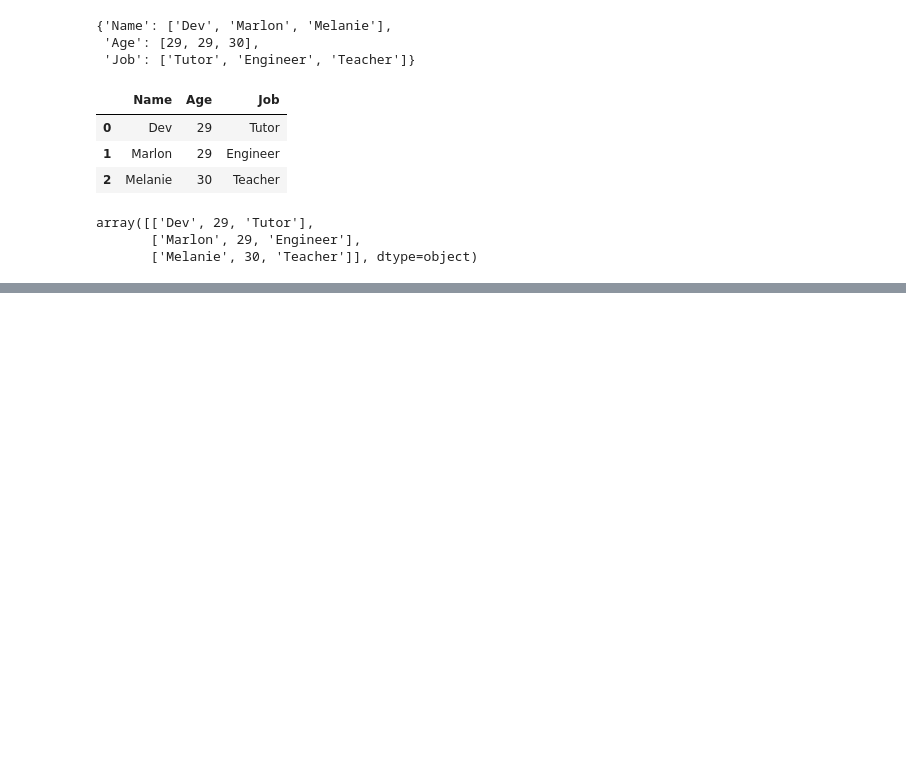
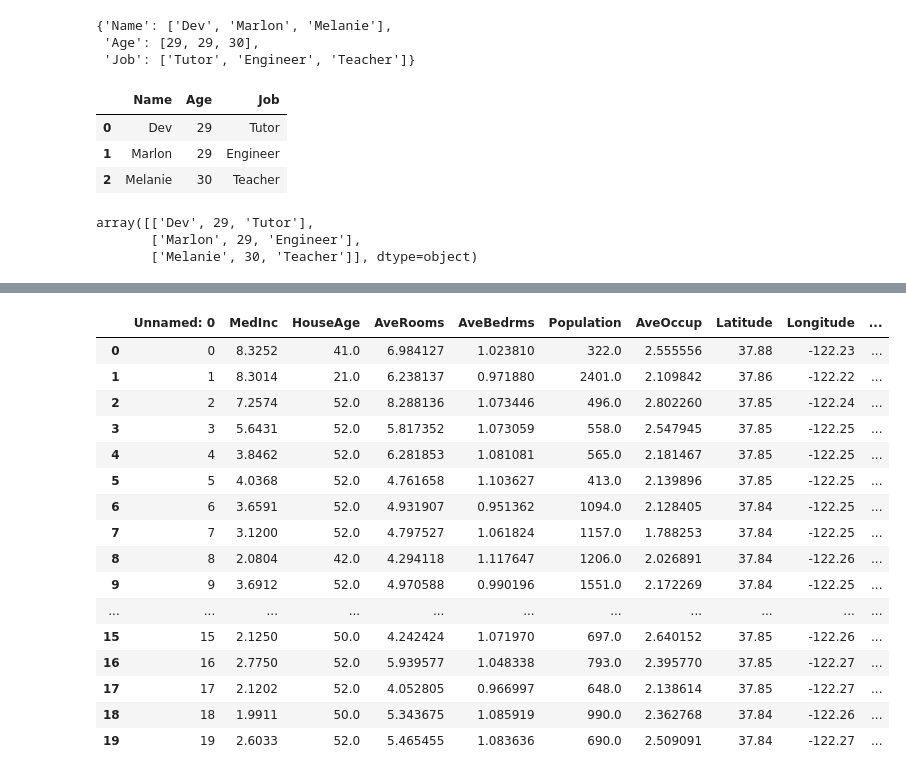
Before and after one commit to d3cod3monk78/pandas-basics, a Jupyter notebook: pandas_other.ipynb, the cells around one changed output, grey strips where cells are left out. Cells and saved outputs as stored; diff of their text form; code cells hidden in the pictures; blank space fills up the shorter version.

```diff
--- a/pandas_other.ipynb
+++ b/pandas_other.ipynb
@@ -76,0 +98,22 @@ array([['Dev', 29, 'Tutor'],
+# %%
+df__house = pd.read_csv('house_data.csv')
+# %%
+df__house.head(20)
+# %% [output]
+|  | Unnamed: 0 | MedInc | HouseAge | AveRooms | AveBedrms | Population | AveOccup | Latitude | Longitude | ... |
+| 0 | 0 | 8.3252 | 41.0 | 6.984127 | 1.023810 | 322.0 | 2.555556 | 37.88 | -122.23 | ... |
+| 1 | 1 | 8.3014 | 21.0 | 6.238137 | 0.971880 | 2401.0 | 2.109842 | 37.86 | -122.22 | ... |
+| 2 | 2 | 7.2574 | 52.0 | 8.288136 | 1.073446 | 496.0 | 2.802260 | 37.85 | -122.24 | ... |
+| 3 | 3 | 5.6431 | 52.0 | 5.817352 | 1.073059 | 558.0 | 2.547945 | 37.85 | -122.25 | ... |
+| 4 | 4 | 3.8462 | 52.0 | 6.281853 | 1.081081 | 565.0 | 2.181467 | 37.85 | -122.25 | ... |
+| 5 | 5 | 4.0368 | 52.0 | 4.761658 | 1.103627 | 413.0 | 2.139896 | 37.85 | -122.25 | ... |
+| 6 | 6 | 3.6591 | 52.0 | 4.931907 | 0.951362 | 1094.0 | 2.128405 | 37.84 | -122.25 | ... |
+| 7 | 7 | 3.1200 | 52.0 | 4.797527 | 1.061824 | 1157.0 | 1.788253 | 37.84 | -122.25 | ... |
+| 8 | 8 | 2.0804 | 42.0 | 4.294118 | 1.117647 | 1206.0 | 2.026891 | 37.84 | -122.26 | ... |
+| 9 | 9 | 3.6912 | 52.0 | 4.970588 | 0.990196 | 1551.0 | 2.172269 | 37.84 | -122.25 | ... |
+| ... | ... | ... | ... | ... | ... | ... | ... | ... | ... | ... |
+| 15 | 15 | 2.1250 | 50.0 | 4.242424 | 1.071970 | 697.0 | 2.640152 | 37.85 | -122.26 | ... |
+| 16 | 16 | 2.7750 | 52.0 | 5.939577 | 1.048338 | 793.0 | 2.395770 | 37.85 | -122.27 | ... |
+| 17 | 17 | 2.1202 | 52.0 | 4.052805 | 0.966997 | 648.0 | 2.138614 | 37.85 | -122.27 | ... |
+| 18 | 18 | 1.9911 | 50.0 | 5.343675 | 1.085919 | 990.0 | 2.362768 | 37.84 | -122.26 | ... |
+| 19 | 19 | 2.6033 | 52.0 | 5.465455 | 1.083636 | 690.0 | 2.509091 | 37.84 | -122.27 | ... |
```
Also changed, not shown: parts of 8 cells of this notebook, 1 other file.
